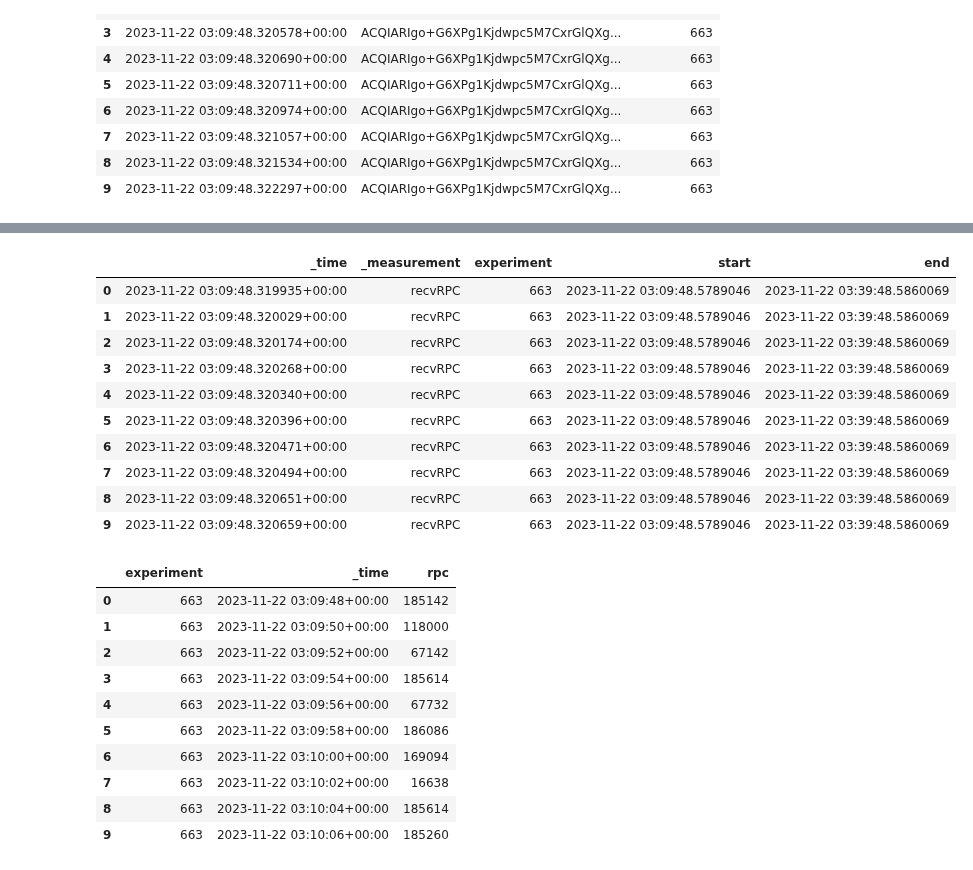
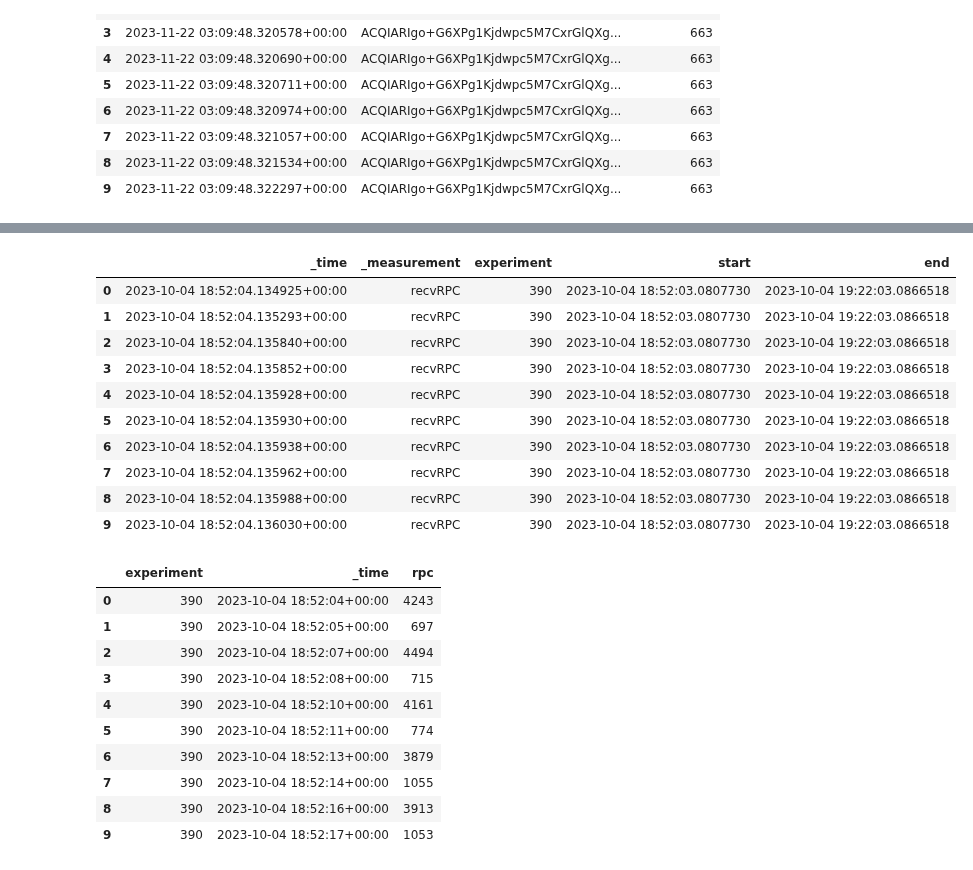
Before and after one commit to FlavScheidt/flexi-pipe, a Jupyter notebook: data/CausalAnalysis/GenerateDatasets/GenerateDatasets.ipynb, the cells around one changed output, grey strips where cells are left out. Drawn from its saved outputs; the diff is of its cells as text; code cells hidden in the pictures.

Commit message:
New datasets

```diff
--- a/data/CausalAnalysis/GenerateDatasets/GenerateDatasets.ipynb
+++ b/data/CausalAnalysis/GenerateDatasets/GenerateDatasets.ipynb
@@ -229,39 +231,39 @@ prop.to_csv('./propagationTime.csv')
 # %%
 #Bandwidth
 
 #Load rpc dataset
 # data = pd.read_csv('./Extraction/rpc.csv',header=0, index_col=0)
 # rpc = pd.DataFrame(data)
 # rpc = rpc.rename(columns={'rpc':'count'})
 
 # rpc.head(10)
 
 rpc = pd.DataFrame()
 
 
 for idx, exec in experiments.iterrows():
-    data = pd.read_csv('../../datasets/partialTables/rpc_'+str(row['experiment'])+'.csv', header=0,  index_col=0)
+    data = pd.read_csv('../../datasets/partialTables/rpc_'+str(exec['experiment'])+'.csv', header=0,  index_col=0)
     query_rpc = pd.DataFrame(data)
 
     rpc = pd.concat([rpc,query_rpc])
 
     del query_rpc
     gc.collect()
 
 
 rpc.head(10)
 # %% [output]
 |  | _time | _measurement | experiment | start | end |
-| 0 | 2023-11-22 03:09:48.319935+00:00 | recvRPC | 663 | 2023-11-22 03:09:48.5789046 | 2023-11-22 03:39:48.5860069 |
-| 1 | 2023-11-22 03:09:48.320029+00:00 | recvRPC | 663 | 2023-11-22 03:09:48.5789046 | 2023-11-22 03:39:48.5860069 |
-| 2 | 2023-11-22 03:09:48.320174+00:00 | recvRPC | 663 | 2023-11-22 03:09:48.5789046 | 2023-11-22 03:39:48.5860069 |
-| 3 | 2023-11-22 03:09:48.320268+00:00 | recvRPC | 663 | 2023-11-22 03:09:48.5789046 | 2023-11-22 03:39:48.5860069 |
-| 4 | 2023-11-22 03:09:48.320340+00:00 | recvRPC | 663 | 2023-11-22 03:09:48.5789046 | 2023-11-22 03:39:48.5860069 |
-| 5 | 2023-11-22 03:09:48.320396+00:00 | recvRPC | 663 | 2023-11-22 03:09:48.5789046 | 2023-11-22 03:39:48.5860069 |
-| 6 | 2023-11-22 03:09:48.320471+00:00 | recvRPC | 663 | 2023-11-22 03:09:48.5789046 | 2023-11-22 03:39:48.5860069 |
-| 7 | 2023-11-22 03:09:48.320494+00:00 | recvRPC | 663 | 2023-11-22 03:09:48.5789046 | 2023-11-22 03:39:48.5860069 |
-| 8 | 2023-11-22 03:09:48.320651+00:00 | recvRPC | 663 | 2023-11-22 03:09:48.5789046 | 2023-11-22 03:39:48.5860069 |
-| 9 | 2023-11-22 03:09:48.320659+00:00 | recvRPC | 663 | 2023-11-22 03:09:48.5789046 | 2023-11-22 03:39:48.5860069 |
+| 0 | 2023-10-04 18:52:04.134925+00:00 | recvRPC | 390 | 2023-10-04 18:52:03.0807730 | 2023-10-04 19:22:03.0866518 |
+| 1 | 2023-10-04 18:52:04.135293+00:00 | recvRPC | 390 | 2023-10-04 18:52:03.0807730 | 2023-10-04 19:22:03.0866518 |
+| 2 | 2023-10-04 18:52:04.135840+00:00 | recvRPC | 390 | 2023-10-04 18:52:03.0807730 | 2023-10-04 19:22:03.0866518 |
+| 3 | 2023-10-04 18:52:04.135852+00:00 | recvRPC | 390 | 2023-10-04 18:52:03.0807730 | 2023-10-04 19:22:03.0866518 |
+| 4 | 2023-10-04 18:52:04.135928+00:00 | recvRPC | 390 | 2023-10-04 18:52:03.0807730 | 2023-10-04 19:22:03.0866518 |
+| 5 | 2023-10-04 18:52:04.135930+00:00 | recvRPC | 390 | 2023-10-04 18:52:03.0807730 | 2023-10-04 19:22:03.0866518 |
+| 6 | 2023-10-04 18:52:04.135938+00:00 | recvRPC | 390 | 2023-10-04 18:52:03.0807730 | 2023-10-04 19:22:03.0866518 |
+| 7 | 2023-10-04 18:52:04.135962+00:00 | recvRPC | 390 | 2023-10-04 18:52:03.0807730 | 2023-10-04 19:22:03.0866518 |
+| 8 | 2023-10-04 18:52:04.135988+00:00 | recvRPC | 390 | 2023-10-04 18:52:03.0807730 | 2023-10-04 19:22:03.0866518 |
+| 9 | 2023-10-04 18:52:04.136030+00:00 | recvRPC | 390 | 2023-10-04 18:52:03.0807730 | 2023-10-04 19:22:03.0866518 |
 # %%
 rpc = rpc.drop(columns=['start', 'end'])
 
@@ -275,16 +277,16 @@ rpc=by_time.rename(columns={'index':'rpc'})
 rpc.head(10)
 # %% [output]
 |  | experiment | _time | rpc |
-| 0 | 663 | 2023-11-22 03:09:48+00:00 | 185142 |
-| 1 | 663 | 2023-11-22 03:09:50+00:00 | 118000 |
-| 2 | 663 | 2023-11-22 03:09:52+00:00 | 67142 |
-| 3 | 663 | 2023-11-22 03:09:54+00:00 | 185614 |
-| 4 | 663 | 2023-11-22 03:09:56+00:00 | 67732 |
-| 5 | 663 | 2023-11-22 03:09:58+00:00 | 186086 |
-| 6 | 663 | 2023-11-22 03:10:00+00:00 | 169094 |
-| 7 | 663 | 2023-11-22 03:10:02+00:00 | 16638 |
-| 8 | 663 | 2023-11-22 03:10:04+00:00 | 185614 |
-| 9 | 663 | 2023-11-22 03:10:06+00:00 | 185260 |
+| 0 | 390 | 2023-10-04 18:52:04+00:00 | 4243 |
+| 1 | 390 | 2023-10-04 18:52:05+00:00 | 697 |
+| 2 | 390 | 2023-10-04 18:52:07+00:00 | 4494 |
+| 3 | 390 | 2023-10-04 18:52:08+00:00 | 715 |
+| 4 | 390 | 2023-10-04 18:52:10+00:00 | 4161 |
+| 5 | 390 | 2023-10-04 18:52:11+00:00 | 774 |
+| 6 | 390 | 2023-10-04 18:52:13+00:00 | 3879 |
+| 7 | 390 | 2023-10-04 18:52:14+00:00 | 1055 |
+| 8 | 390 | 2023-10-04 18:52:16+00:00 | 3913 |
+| 9 | 390 | 2023-10-04 18:52:17+00:00 | 1053 |
 # %%
 #Total bandwidth
 
```
Also changed, not shown: parts of 15 cells of this notebook, 1 other file.
